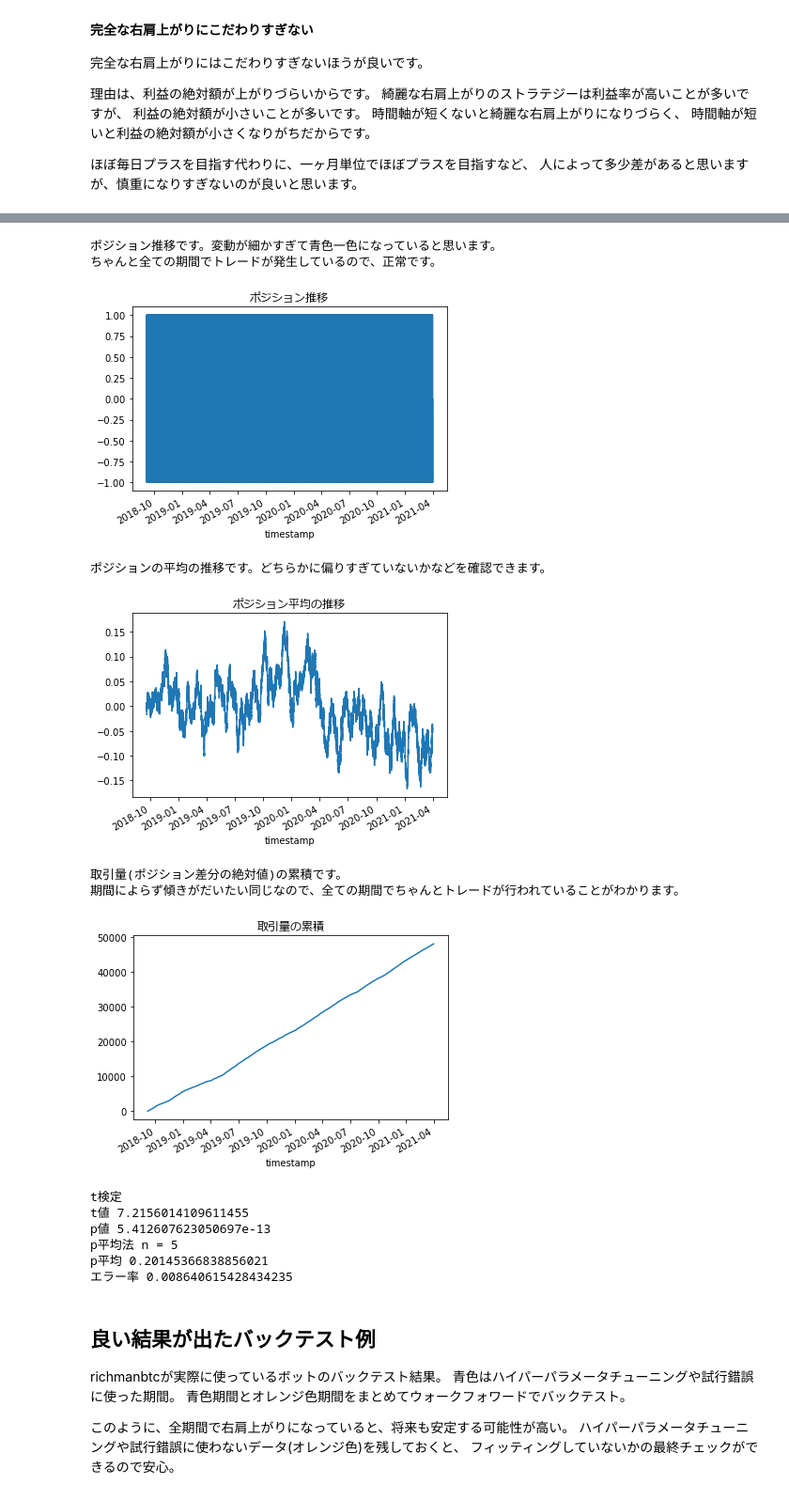
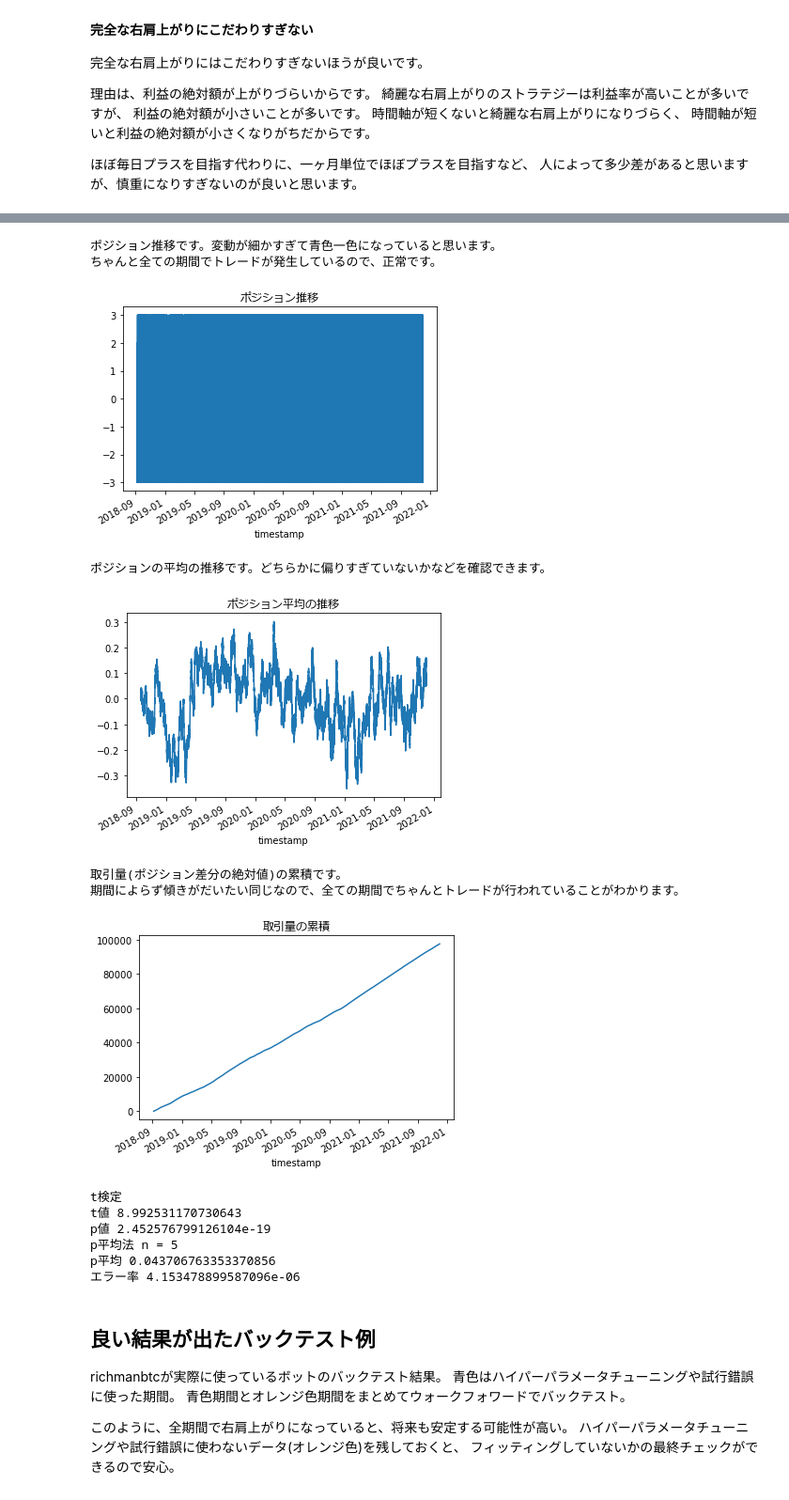
Before and after one commit to yydevelop/bot, a Jupyter notebook: mlbot.ipynb, the cells around one changed output, grey strips where cells are left out. Shown: that part at 94% size. Drawn from its saved outputs; the diff is of its cells as text; code cells hidden in the pictures.

```diff
--- a/mlbot.ipynb
+++ b/mlbot.ipynb
@@ -902,6 +902,8 @@ p値平均など、検定の結果だけを見るのが良いと思います。
 ほぼ毎日プラスを目指す代わりに、一ヶ月単位でほぼプラスを目指すなど、
 人によって多少差があると思いますが、慎重になりすぎないのが良いと思います。
 # %%
+position_size = 3
+
 @numba.njit
 def backtest(cl=None, hi=None, lo=None, pips=None,
               buy_entry=None, sell_entry=None,
@@ -928,12 +930,14 @@ def backtest(cl=None, hi=None, lo=None, pips=None,
 
         # entry
         if buy_entry[i] and buy_cost[i]:
-            vol = np.minimum(1.0, 1 - prev_pos) * buy_entry[i]
+            #vol = np.minimum(1.0, 1 - prev_pos) * buy_entry[i]
+            vol = np.minimum(1.0, position_size - prev_pos) * buy_entry[i]
             ret -= buy_cost[i] * vol
             pos += vol
 
         if sell_entry[i] and sell_cost[i]:
-            vol = np.minimum(1.0, prev_pos + 1) * sell_entry[i]
+            #vol = np.minimum(1.0, prev_pos + 1) * sell_entry[i]
+            vol = np.minimum(1.0, prev_pos + position_size) * sell_entry[i]
             ret -= sell_cost[i] * vol
             pos -= vol
 
@@ -1012,17 +1016,17 @@ print('エラー率 {}'.format(calc_p_mean_type1_error_rate(p_mean, p_mean_n)))
 ポジション推移です。変動が細かすぎて青色一色になっていると思います。
 ちゃんと全ての期間でトレードが発生しているので、正常です。
-[figure, old version]
+[figure, new version]
 ポジションの平均の推移です。どちらかに偏りすぎていないかなどを確認できます。
-[figure, old version]
+[figure, new version]
 取引量(ポジション差分の絶対値)の累積です。
 期間によらず傾きがだいたい同じなので、全ての期間でちゃんとトレードが行われていることがわかります。
-[figure, old version]
+[figure, new version]
 t検定
-t値 7.2156014109611455
-p値 5.412607623050697e-13
+t値 8.992531170730643
+p値 2.452576799126104e-19
 p平均法 n = 5
-p平均 0.20145366838856021
-エラー率 0.008640615428434235
+p平均 0.043706763353370856
+エラー率 4.153478899587096e-06
 # %% [markdown]
 ## 良い結果が出たバックテスト例
 
```
Also changed, not shown: parts of 6 cells of this notebook, 11 other files.
